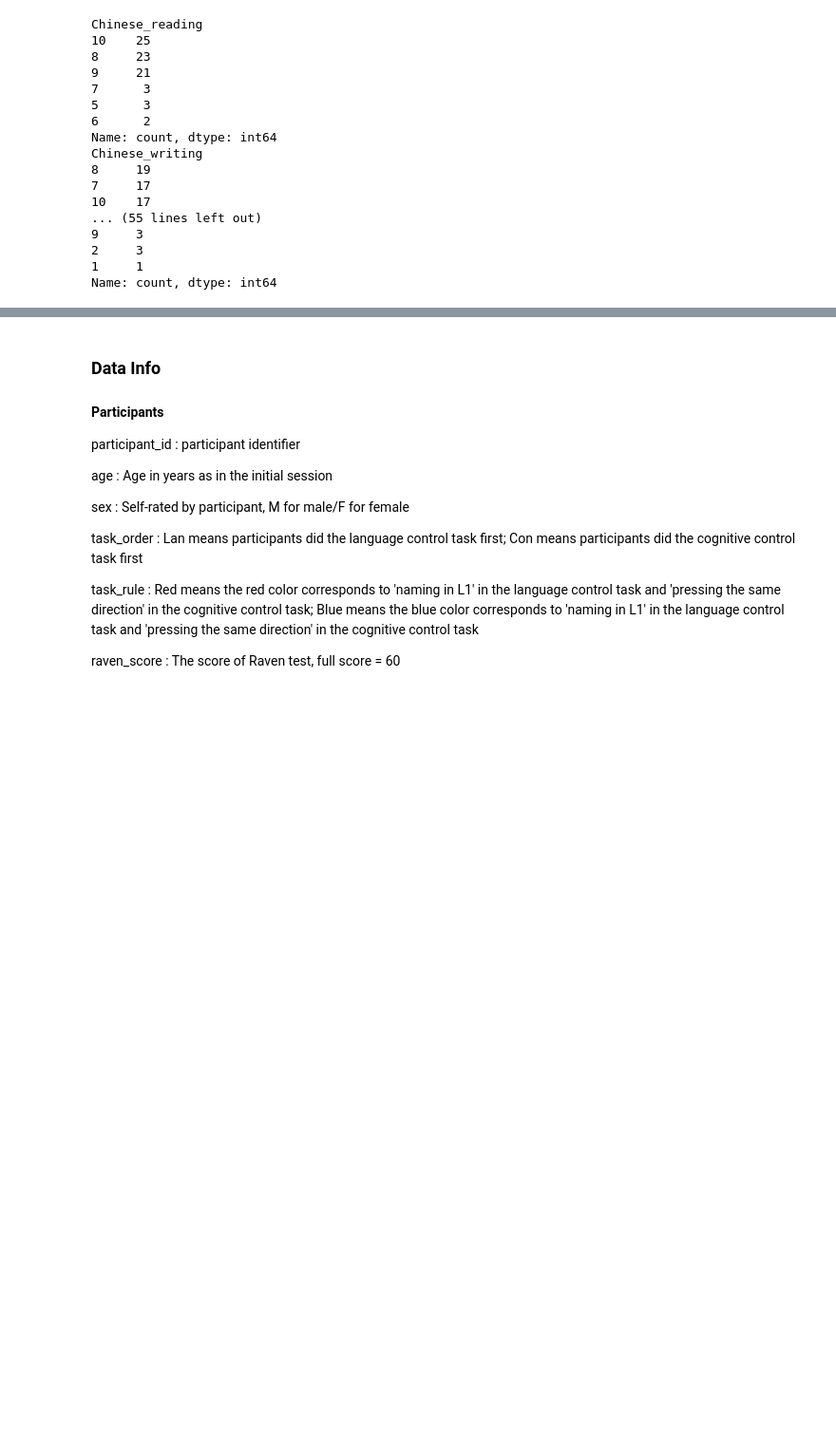
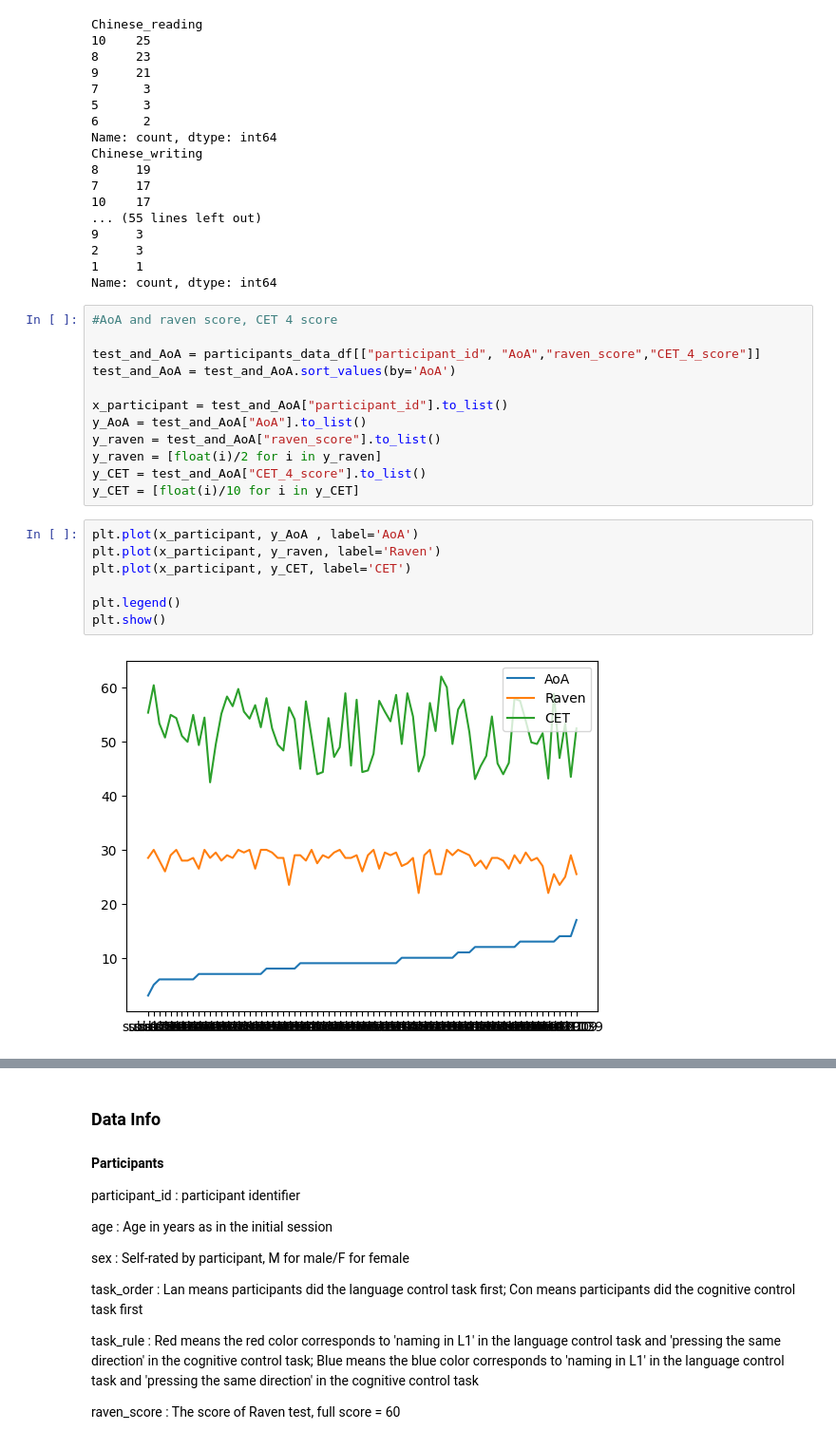
Before and after one commit to ojnim/cs506-final-project, a Jupyter notebook: data_inspection.ipynb, the cells around one changed output, grey strips where cells are left out. Shown: that part at 95% size. Saved outputs shown, nothing was run; the diff lists cells and outputs as text; blank space fills up the shorter version.

Commit message:
try data plot

```diff
--- a/data_inspection.ipynb
+++ b/data_inspection.ipynb
@@ -84,3 +91,24 @@ Chinese_writing
 2     3
 1     1
 Name: count, dtype: int64
+# %%
+#AoA and raven score, CET 4 score
+
+test_and_AoA = participants_data_df[["participant_id", "AoA","raven_score","CET_4_score"]]
+test_and_AoA = test_and_AoA.sort_values(by='AoA')
+
+x_participant = test_and_AoA["participant_id"].to_list()
+y_AoA = test_and_AoA["AoA"].to_list()
+y_raven = test_and_AoA["raven_score"].to_list()
+y_raven = [float(i)/2 for i in y_raven]
+y_CET = test_and_AoA["CET_4_score"].to_list()
+y_CET = [float(i)/10 for i in y_CET]
+# %%
+plt.plot(x_participant, y_AoA , label='AoA')
+plt.plot(x_participant, y_raven, label='Raven')
+plt.plot(x_participant, y_CET, label='CET')
+
+plt.legend()
+plt.show()
+# %% [output]
+[figure, added]
```
Also changed, not shown: parts of 6 cells of this notebook.
